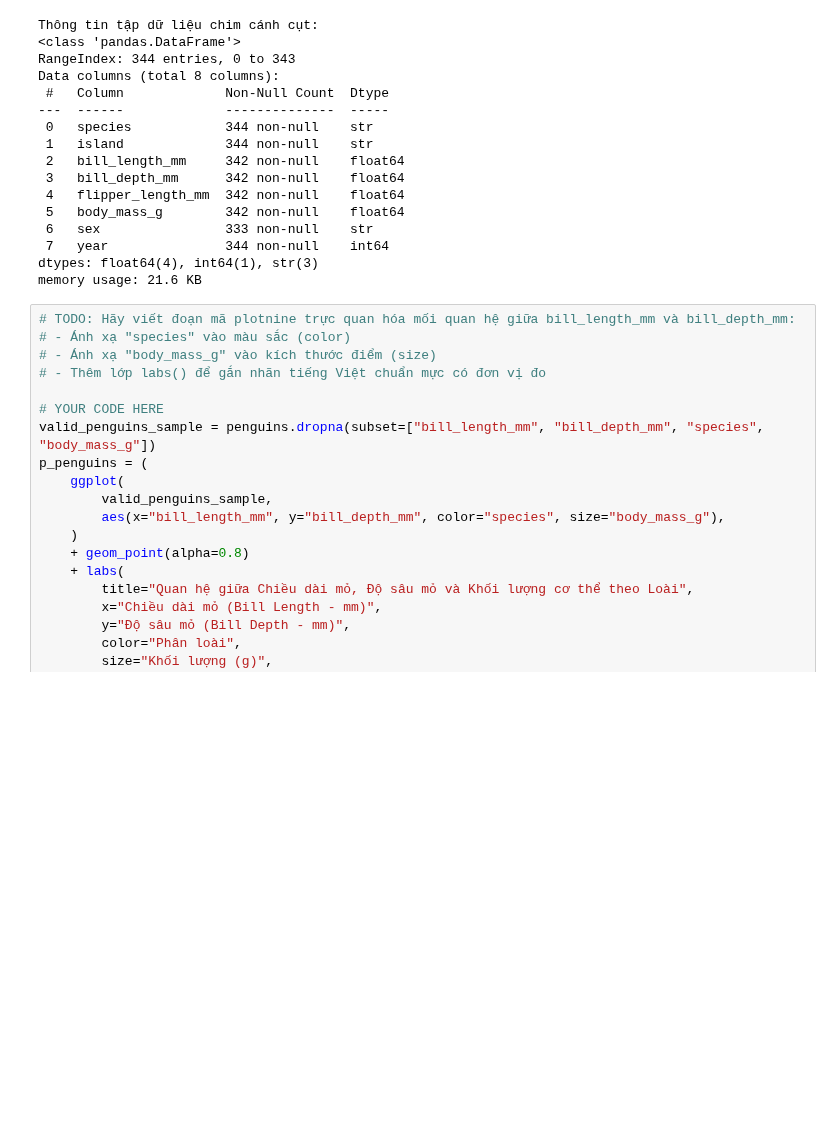
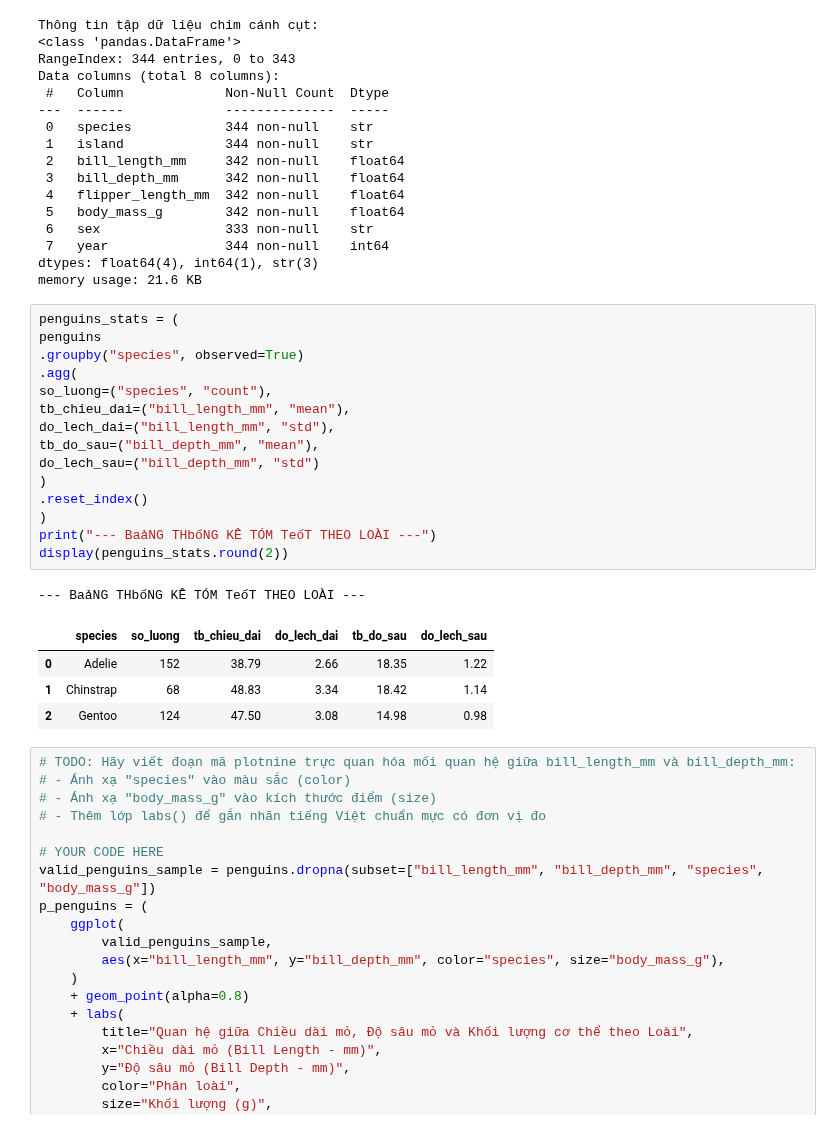
Before and after one commit to duca2167/Nguy-n-Minh-c-UET.MAT1052_51-X-c-su-t-th-ng-k-, a Jupyter notebook: Tuan 3/bai-tap-ve-nha-ps03.ipynb, the cells around one changed output. Drawn from its saved outputs; the diff is of its cells as text; blank space fills up the shorter version.

```diff
--- a/Tuan 3/bai-tap-ve-nha-ps03.ipynb
+++ b/Tuan 3/bai-tap-ve-nha-ps03.ipynb
@@ -149,6 +151,27 @@ Data columns (total 8 columns):
  7   year               344 non-null    int64
 dtypes: float64(4), int64(1), str(3)
 memory usage: 21.6 KB
+# %%
+penguins_stats = (
+penguins
+.groupby("species", observed=True)
+.agg(
+so_luong=("species", "count"),
+tb_chieu_dai=("bill_length_mm", "mean"),
+do_lech_dai=("bill_length_mm", "std"),
+tb_do_sau=("bill_depth_mm", "mean"),
+do_lech_sau=("bill_depth_mm", "std")
+)
+.reset_index()
+)
+print("--- BaảNG THbốNG KÊ TÓM TeốT THEO LOÀI ---")
+display(penguins_stats.round(2))
+# %% [output]
+--- BaảNG THbốNG KÊ TÓM TeốT THEO LOÀI ---
+|  | species | so_luong | tb_chieu_dai | do_lech_dai | tb_do_sau | do_lech_sau |
+| 0 | Adelie | 152 | 38.79 | 2.66 | 18.35 | 1.22 |
+| 1 | Chinstrap | 68 | 48.83 | 3.34 | 18.42 | 1.14 |
+| 2 | Gentoo | 124 | 47.50 | 3.08 | 14.98 | 0.98 |
 # %%
 # TODO: Hãy viết đoạn mã plotnine trực quan hóa mối quan hệ giữa bill_length_mm và bill_depth_mm:
 # - Ánh xạ "species" vào màu sắc (color)
```
Also changed, not shown: parts of 3 cells of this notebook.
